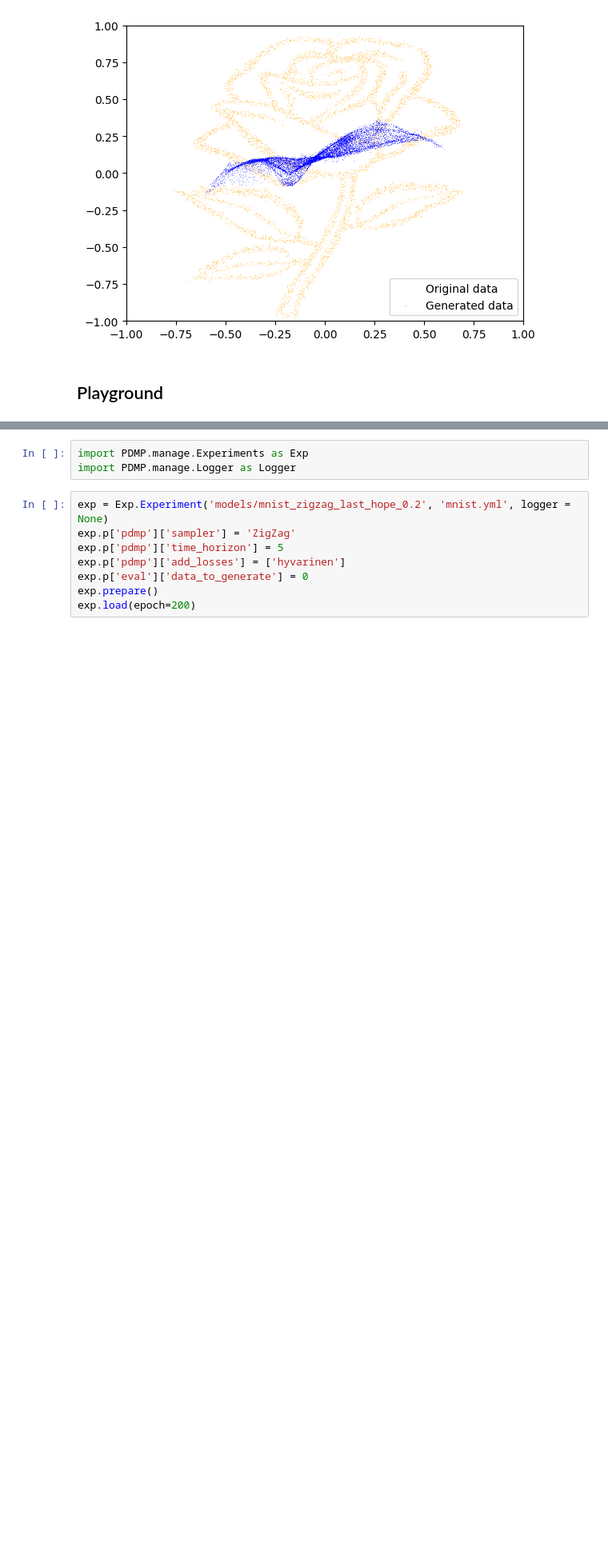
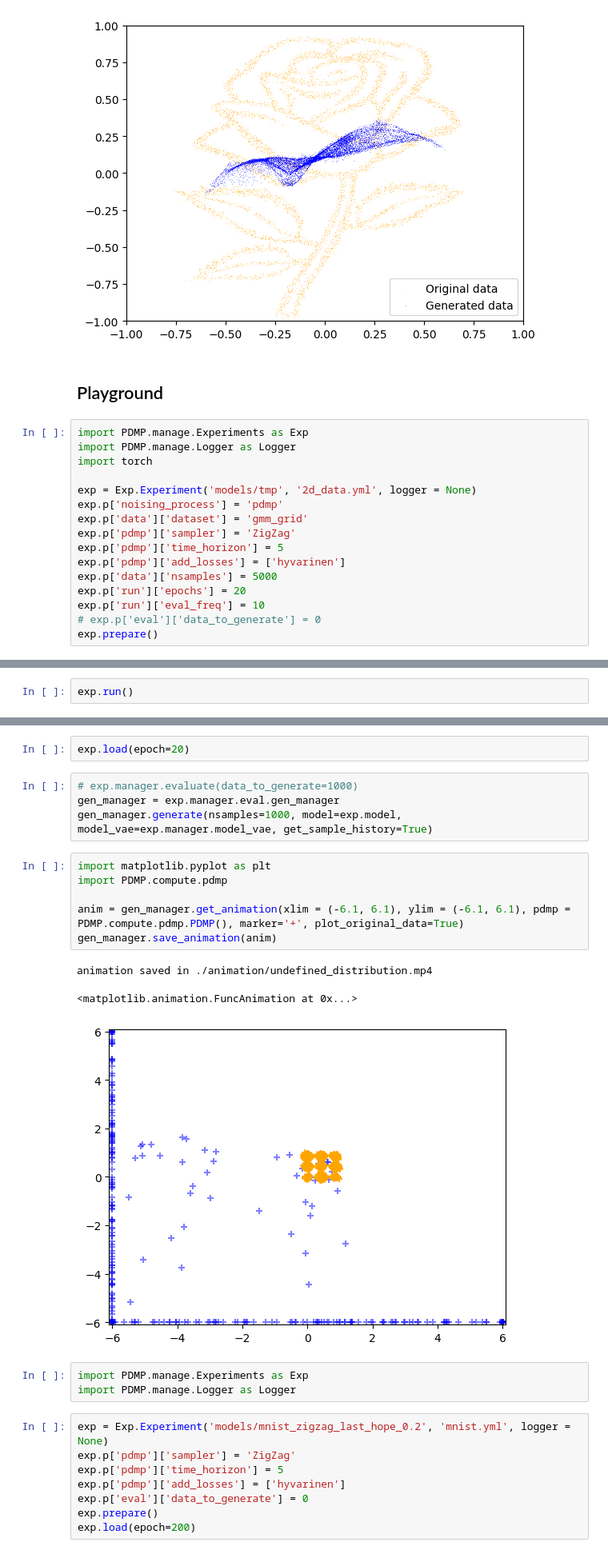
Before and after one commit to darioShar/PDMP, a Jupyter notebook: experiments_and_tracking.ipynb, the cells around one changed output, grey strips where cells are left out. Shown at 80% size. Cells and saved outputs as stored; diff of their text form; blank space fills up the shorter version.

```diff
--- a/experiments_and_tracking.ipynb
+++ b/experiments_and_tracking.ipynb
@@ -462,3 +462,19 @@ fig = exp_vae.manager.eval.gen_manager.get_plot(xlim=(-1, 1), ylim=(-1, 1), limi
 [figure]
 # %% [markdown]
 ## Playground
+# %%
+import PDMP.manage.Experiments as Exp
+import PDMP.manage.Logger as Logger
+import torch
+
+exp = Exp.Experiment('models/tmp', '2d_data.yml', logger = None)
+exp.p['noising_process'] = 'pdmp'
+exp.p['data']['dataset'] = 'gmm_grid'
+exp.p['pdmp']['sampler'] = 'ZigZag'
+exp.p['pdmp']['time_horizon'] = 5
+exp.p['pdmp']['add_losses'] = ['hyvarinen']
+exp.p['data']['nsamples'] = 5000
+exp.p['run']['epochs'] = 20
+exp.p['run']['eval_freq'] = 10
+# exp.p['eval']['data_to_generate'] = 0
+exp.prepare()
@@ -464,0 +483,2 @@ fig = exp_vae.manager.eval.gen_manager.get_plot(xlim=(-1, 1), ylim=(-1, 1), limi
+# %%
+exp.run()
@@ -465,3 +524,19 @@ fig = exp_vae.manager.eval.gen_manager.get_plot(xlim=(-1, 1), ylim=(-1, 1), limi
+# %%
+exp.load(epoch=20)
+# %%
+# exp.manager.evaluate(data_to_generate=1000)
+gen_manager = exp.manager.eval.gen_manager
+gen_manager.generate(nsamples=1000, model=exp.model, model_vae=exp.manager.model_vae, get_sample_history=True)
+# %%
+import matplotlib.pyplot as plt
+import PDMP.compute.pdmp
+
+anim = gen_manager.get_animation(xlim = (-6.1, 6.1), ylim = (-6.1, 6.1), pdmp = PDMP.compute.pdmp.PDMP(), marker='+', plot_original_data=True)
+gen_manager.save_animation(anim)
+# %% [output]
+animation saved in ./animation/undefined_distribution.mp4
+<matplotlib.animation.FuncAnimation at 0x...>
+[figure, added]
 # %%
 import PDMP.manage.Experiments as Exp
 import PDMP.manage.Logger as Logger
```
Also changed, not shown: parts of 8 cells of this notebook, 5 other files.
